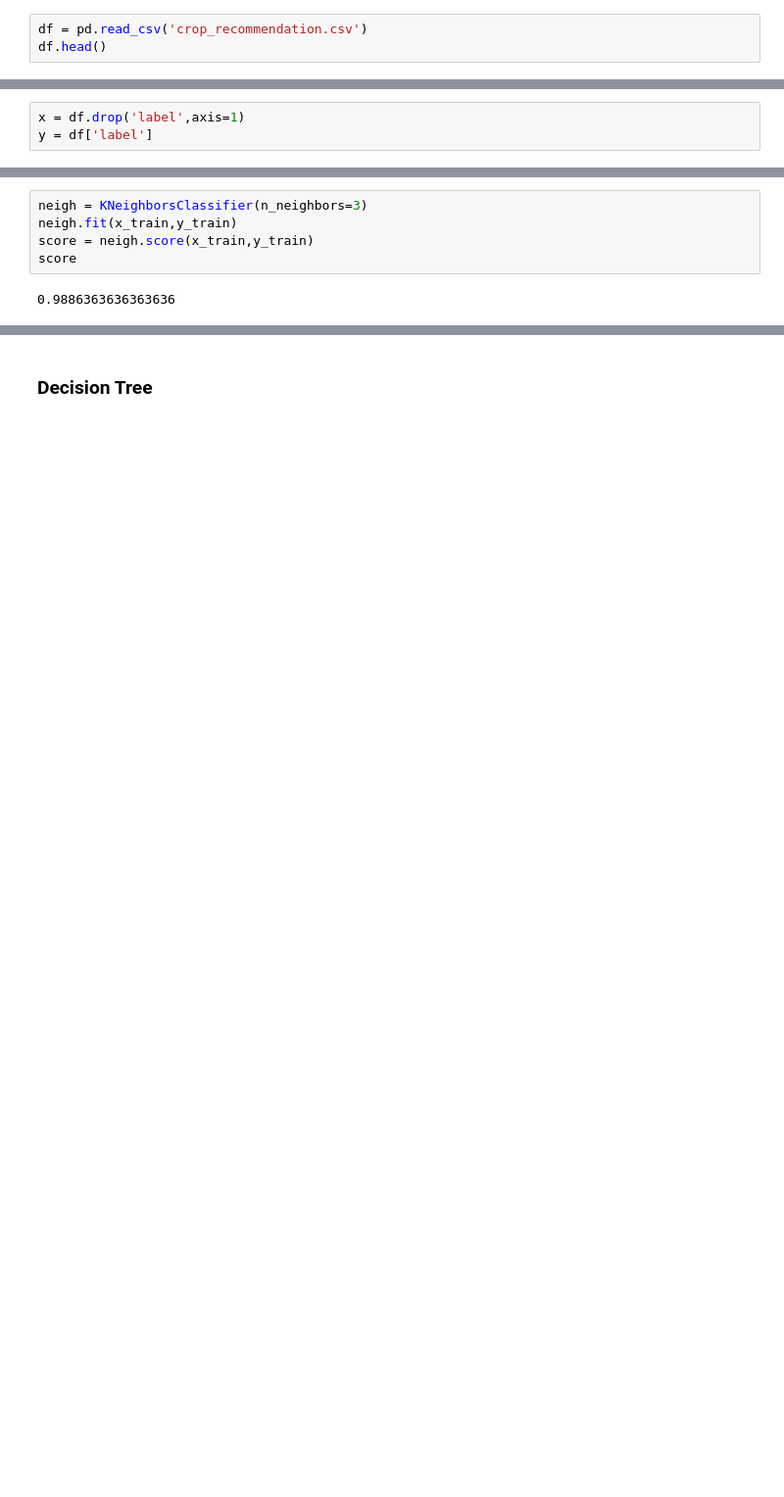
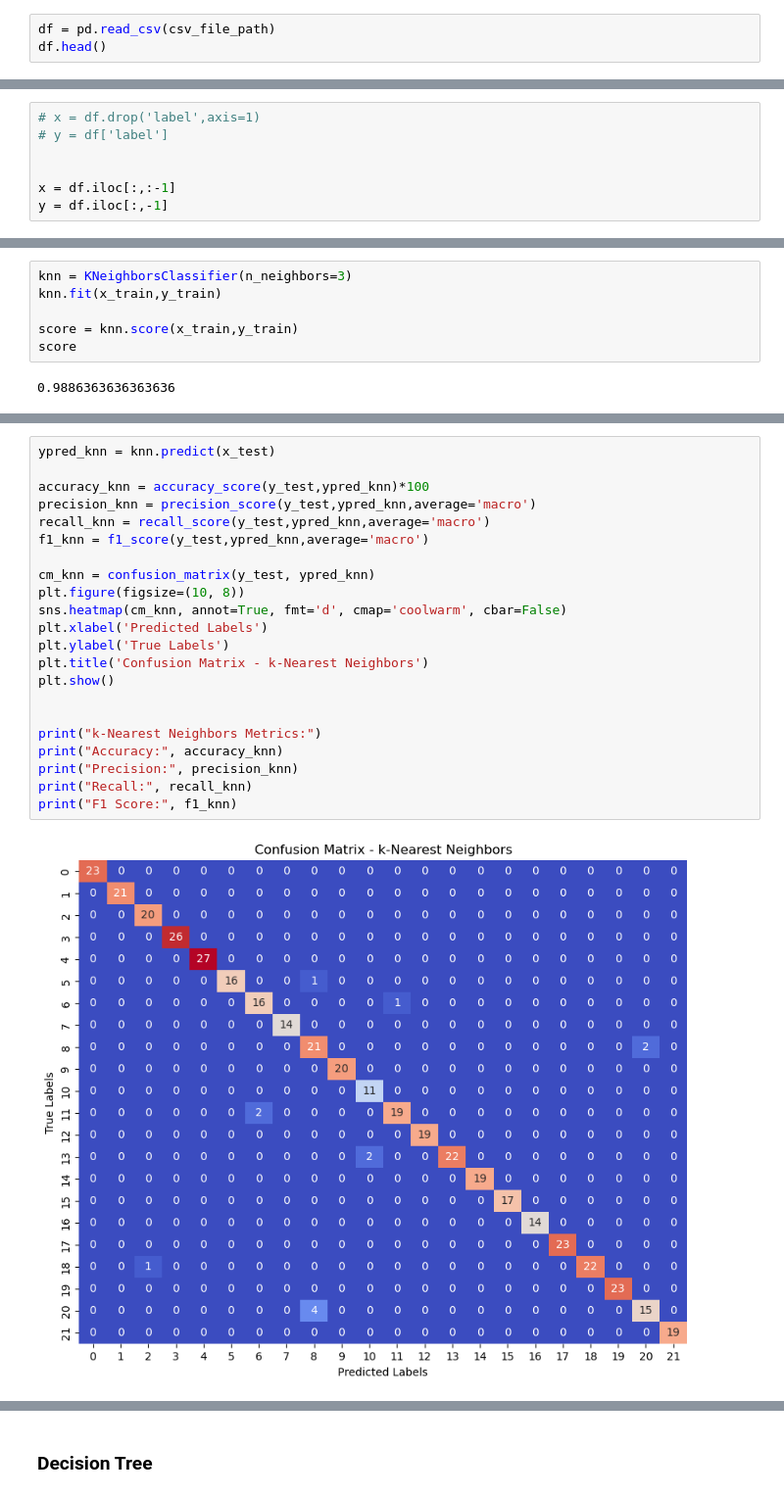
Before and after one commit to AmmanChhetri/Crop-Prediction, a Jupyter notebook: Crop_recommendation.ipynb, the cells around one changed output, grey strips where cells are left out. Shown at 98% size. Saved outputs shown, nothing was run; the diff lists cells and outputs as text; blank space fills up the shorter version.

```diff
--- a/Crop_recommendation.ipynb
+++ b/Crop_recommendation.ipynb
@@ -18,5 +63,5 @@ from sklearn.metrics import accuracy_score
 # %%
-df = pd.read_csv('crop_recommendation.csv')
+df = pd.read_csv(csv_file_path)
 df.head()
 # %% [output]
 |  | N | P | K | temperature | humidity | ph | rainfall | label |
@@ -58,6 +104,10 @@ from sklearn.model_selection import train_test_split
 # %%
-x = df.drop('label',axis=1)
-y = df['label']
+# x = df.drop('label',axis=1)
+# y = df['label']
+
+
+x = df.iloc[:,:-1]
+y = df.iloc[:,-1]
 # %%
 x.head()
 # %% [output]
@@ -98,9 +150,10 @@ y_train.shape,y_test.shape
 # %% [markdown]
 ### 1. KNN
 # %%
-neigh = KNeighborsClassifier(n_neighbors=3)
-neigh.fit(x_train,y_train)
-score = neigh.score(x_train,y_train)
+knn = KNeighborsClassifier(n_neighbors=3)
+knn.fit(x_train,y_train)
+
+score = knn.score(x_train,y_train)
 score
 # %% [output]
 0.9886363636363636
@@ -112,0 +160,24 @@ Accuracy score using KNN is 97.04545454545455
+# %%
+ypred_knn = knn.predict(x_test)
+
+accuracy_knn = accuracy_score(y_test,ypred_knn)*100
+precision_knn = precision_score(y_test,ypred_knn,average='macro')
+recall_knn = recall_score(y_test,ypred_knn,average='macro')
+f1_knn = f1_score(y_test,ypred_knn,average='macro')
+
+cm_knn = confusion_matrix(y_test, ypred_knn)
+plt.figure(figsize=(10, 8))
+sns.heatmap(cm_knn, annot=True, fmt='d', cmap='coolwarm', cbar=False)
+plt.xlabel('Predicted Labels')
+plt.ylabel('True Labels')
+plt.title('Confusion Matrix - k-Nearest Neighbors')
+plt.show()
+
+
+print("k-Nearest Neighbors Metrics:")
+print("Accuracy:", accuracy_knn)
+print("Precision:", precision_knn)
+print("Recall:", recall_knn)
+print("F1 Score:", f1_knn)
+# %% [output]
+[figure, added]
```
Also changed, not shown: parts of 50 cells of this notebook.
